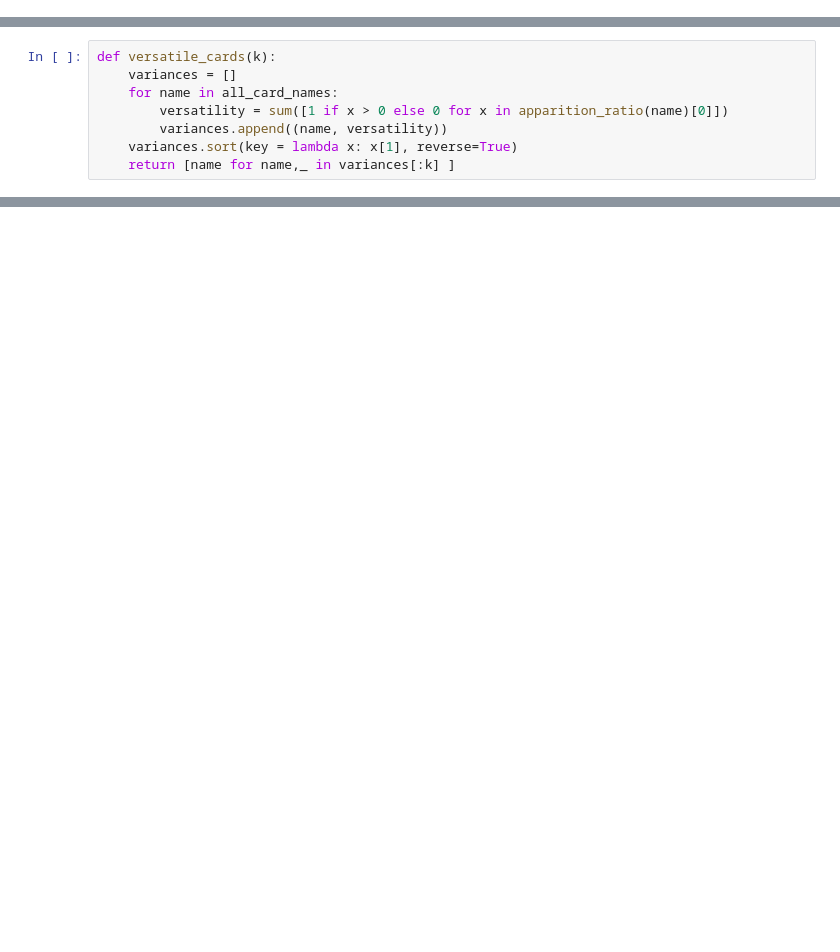
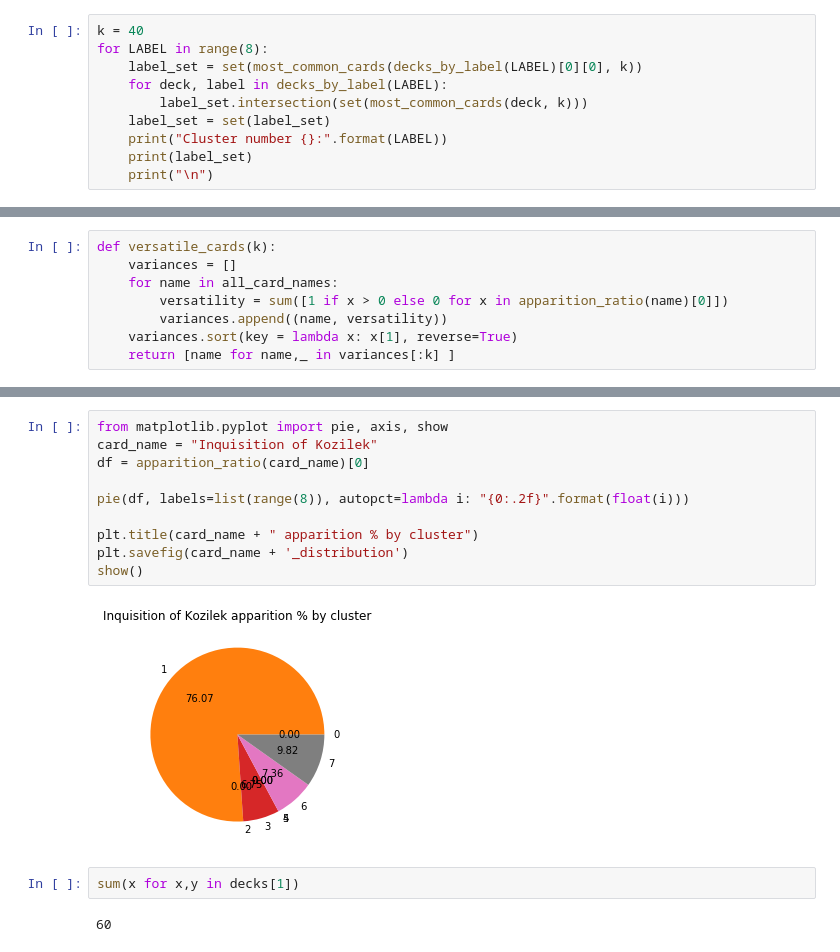
Before and after one commit to StrikingLoo/MtGRecommender, a Jupyter notebook: mtg_recommending.ipynb, the cells around one changed output, grey strips where cells are left out. Saved outputs shown, nothing was run; the diff lists cells and outputs as text; blank space fills up the shorter version.

```diff
--- a/mtg_recommending.ipynb
+++ b/mtg_recommending.ipynb
@@ -109,0 +109,10 @@ for deck, label in decks_by_label(0)[:N]:
+# %%
+k = 40
+for LABEL in range(8):
+    label_set = set(most_common_cards(decks_by_label(LABEL)[0][0], k))
+    for deck, label in decks_by_label(LABEL):
+        label_set.intersection(set(most_common_cards(deck, k)))
+    label_set = set(label_set)
+    print("Cluster number {}:".format(LABEL))
+    print(label_set)
+    print("\n")
@@ -200,0 +237,16 @@ apparition_ratio("Mox Opal")
+# %%
+from matplotlib.pyplot import pie, axis, show
+card_name = "Inquisition of Kozilek"
+df = apparition_ratio(card_name)[0]
+
+pie(df, labels=list(range(8)), autopct=lambda i: "{0:.2f}".format(float(i)))
+
+plt.title(card_name + " apparition % by cluster")
+plt.savefig(card_name + '_distribution')
+show()
+# %% [output]
+[figure, added]
+# %%
+sum(x for x,y in decks[1])
+# %% [output]
+60
```
Also changed, not shown: parts of 10 cells of this notebook.
